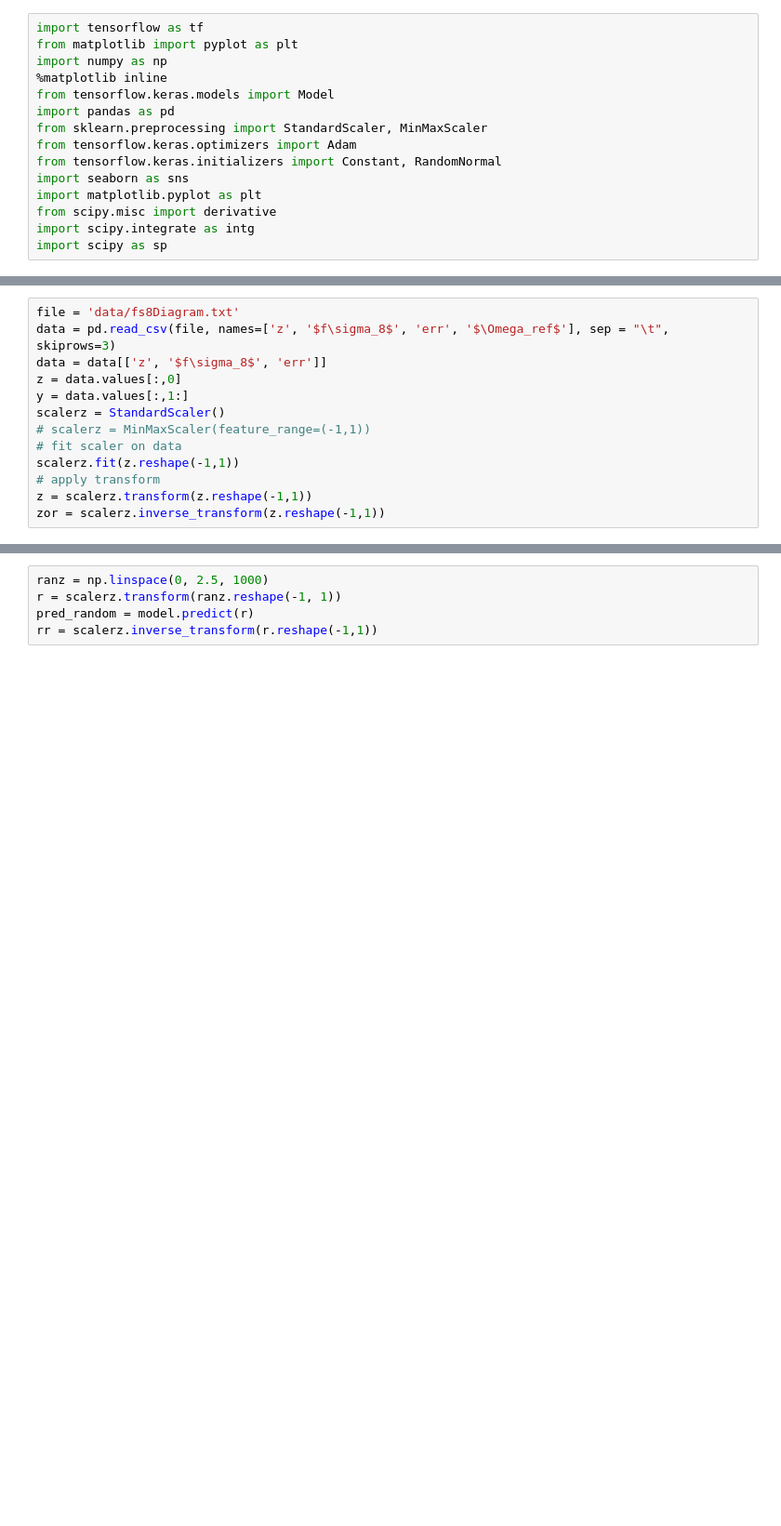
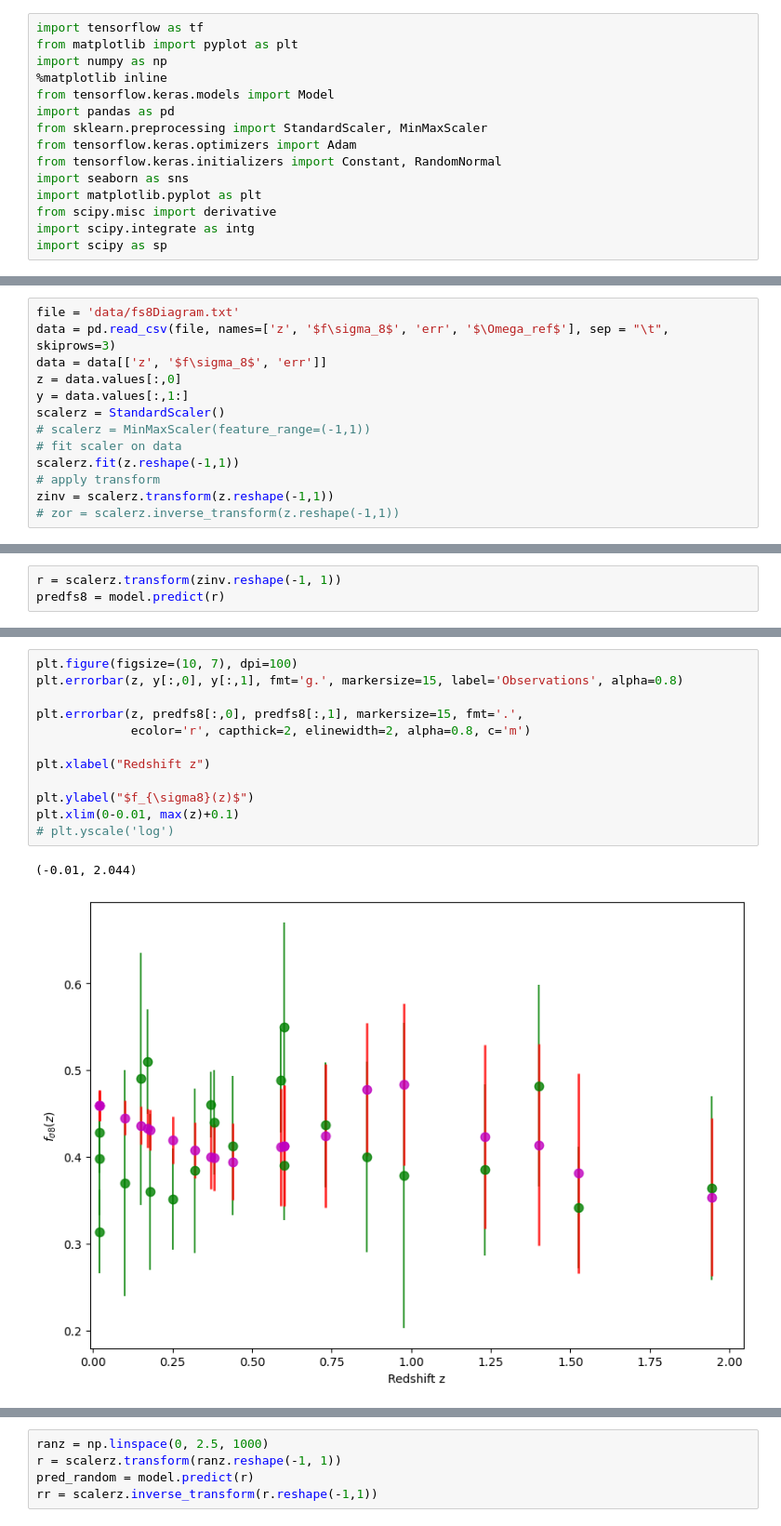
Before and after one commit to igomezv/crann, a Jupyter notebook: loadfs8FFNN.ipynb, the cells around one changed output, grey strips where cells are left out. Shown at 93% size. Cells and saved outputs as stored; diff of their text form; blank space fills up the shorter version.

```diff
--- a/loadfs8FFNN.ipynb
+++ b/loadfs8FFNN.ipynb
@@ -27,5 +27,5 @@ scalerz = StandardScaler()
 # fit scaler on data
 scalerz.fit(z.reshape(-1,1))
 # apply transform
-z = scalerz.transform(z.reshape(-1,1))
-zor = scalerz.inverse_transform(z.reshape(-1,1))
+zinv = scalerz.transform(z.reshape(-1,1))
+# zor = scalerz.inverse_transform(z.reshape(-1,1))
@@ -31,0 +34,3 @@ zor = scalerz.inverse_transform(z.reshape(-1,1))
+# %%
+r = scalerz.transform(zinv.reshape(-1, 1))
+predfs8 = model.predict(r)
@@ -31,0 +41,15 @@ zor = scalerz.inverse_transform(z.reshape(-1,1))
+# %%
+plt.figure(figsize=(10, 7), dpi=100)
+plt.errorbar(z, y[:,0], y[:,1], fmt='g.', markersize=15, label='Observations', alpha=0.8)
+
+plt.errorbar(z, predfs8[:,0], predfs8[:,1], markersize=15, fmt='.',
+             ecolor='r', capthick=2, elinewidth=2, alpha=0.8, c='m')
+
+plt.xlabel("Redshift z")
+
+plt.ylabel("$f_{\sigma8}(z)$")
+plt.xlim(0-0.01, max(z)+0.1)
+# plt.yscale('log')
+# %% [output]
+(-0.01, 2.044)
+[figure, added]
```
Also changed, not shown: parts of 15 cells of this notebook, 1 other file.
